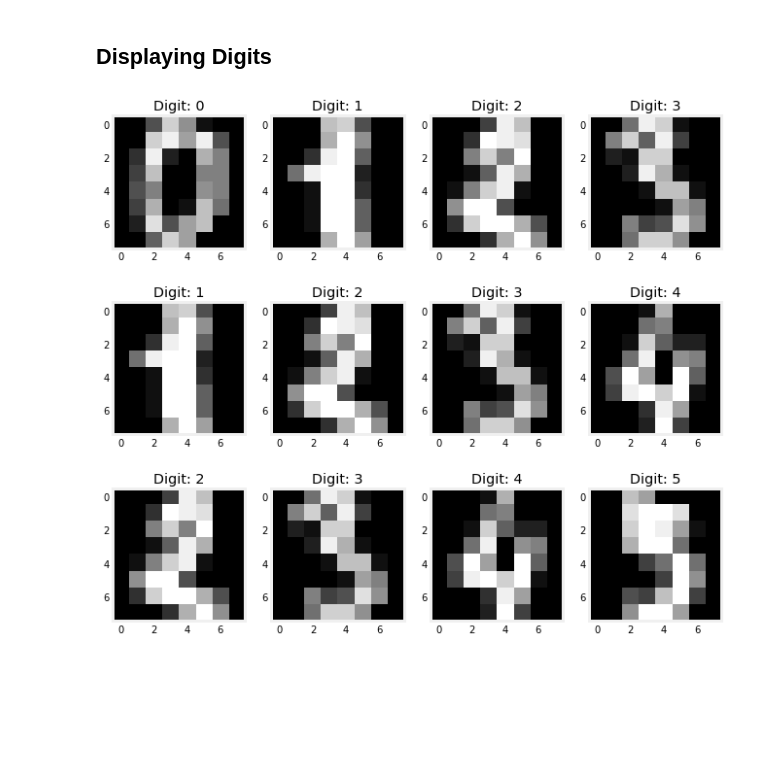
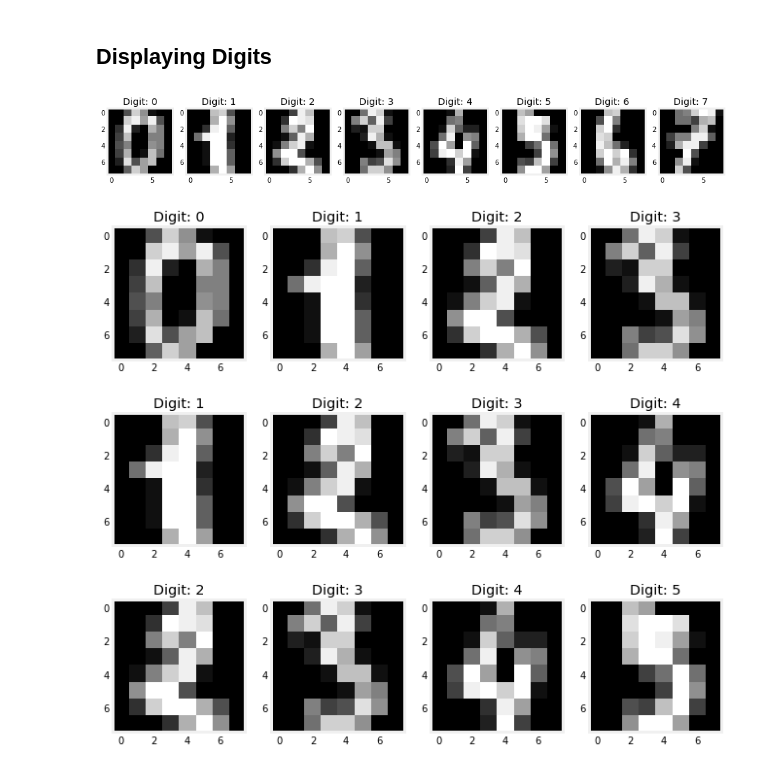
Before and after one commit to PacktPublishing/Hands-On-Machine-Learning-with-scikit-learn-and-Scientific-Python-Toolkits, a Jupyter notebook: chapters/ch05/Digits.ipynb, the cells around one changed output. Saved outputs shown, nothing was run; the diff lists cells and outputs as text; code cells hidden in the pictures; blank space fills up the shorter version.

```diff
--- a/chapters/ch05/Digits.ipynb
+++ b/chapters/ch05/Digits.ipynb
@@ -29,12 +33,21 @@ digits['target'].shape
 # %% [markdown]
 ## Displaying Digits
 # %%
-def display_img(img, target, ax):
+def display_img(img, target, ax, vmin=0, vmax=16):
     img = img.reshape((8, 8))
 
-    ax.imshow(img, cmap='gray', vmin=0, vmax=16)
+    ax.imshow(img, cmap='gray', vmin=vmin, vmax=vmax)
     ax.set_title(f'Digit: {str(target)}')
     ax.grid(False)
+# %%
+fig, axs = plt.subplots(1, 8, figsize=(15, 10))
+
+for i in range(8):
+    display_img(digits['data'][i], digits['target'][i], axs[i])
+
+fig.show()
+# %% [output]
+[figure, added]
 # %%
 fig, axs = plt.subplots(3, 4, figsize=(10, 10))
 
```
Also changed, not shown: parts of 78 cells of this notebook, 1 other file.
